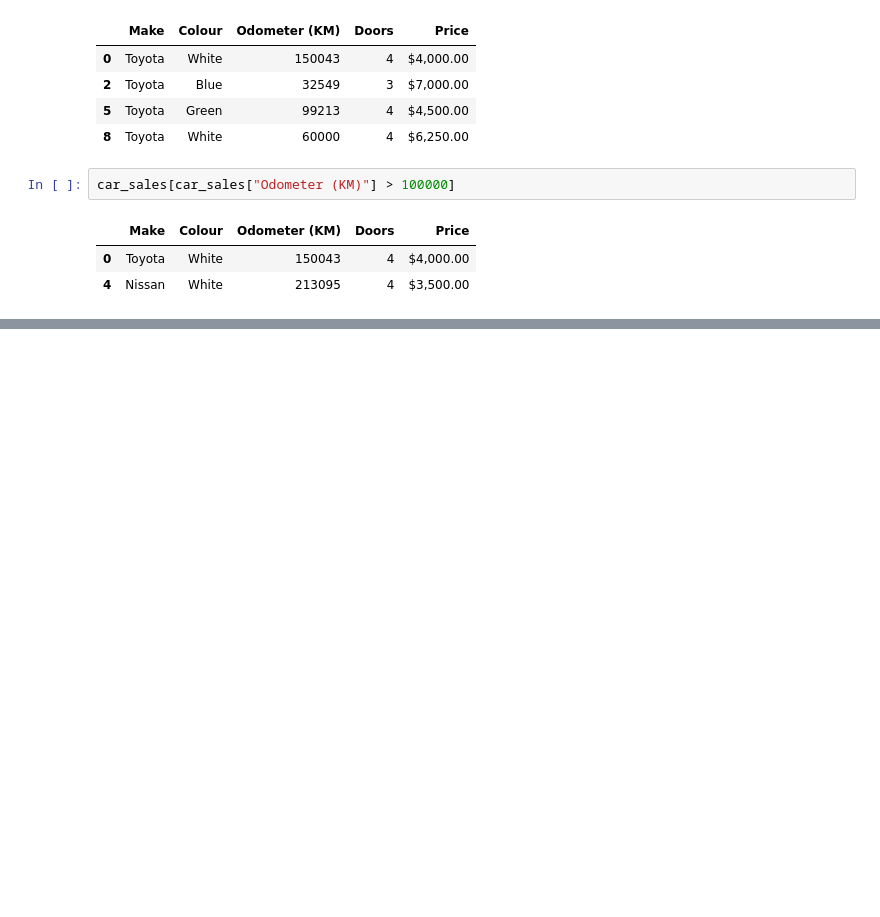
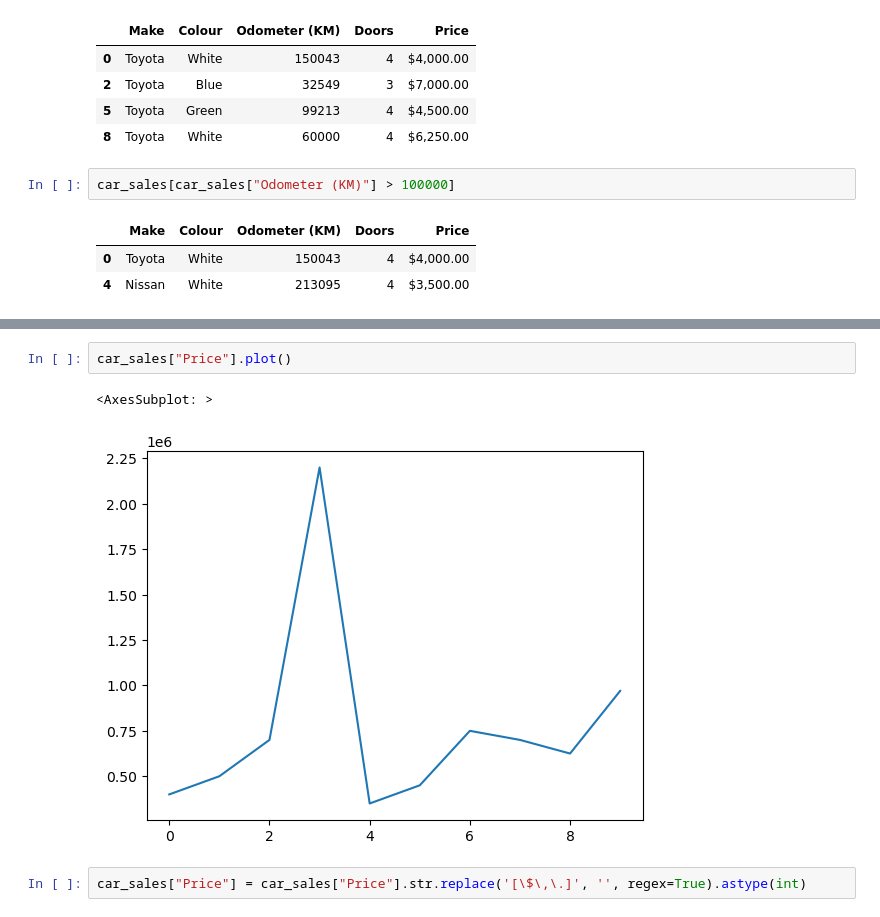
Before and after one commit to amgartendev/datascience-studies, a Jupyter notebook: introduction-to-pandas.ipynb, the cells around one changed output, grey strips where cells are left out. Cells and saved outputs as stored; diff of their text form; blank space fills up the shorter version.

```diff
--- a/introduction-to-pandas.ipynb
+++ b/introduction-to-pandas.ipynb
@@ -390,0 +441,7 @@ car_sales[car_sales["Odometer (KM)"] > 100000]
+# %%
+car_sales["Price"].plot()
+# %% [output]
+<AxesSubplot: >
+[figure, added]
+# %%
+car_sales["Price"] = car_sales["Price"].str.replace('[\$\,\.]', '', regex=True).astype(int)
```
Also changed, not shown: parts of 9 cells of this notebook.
